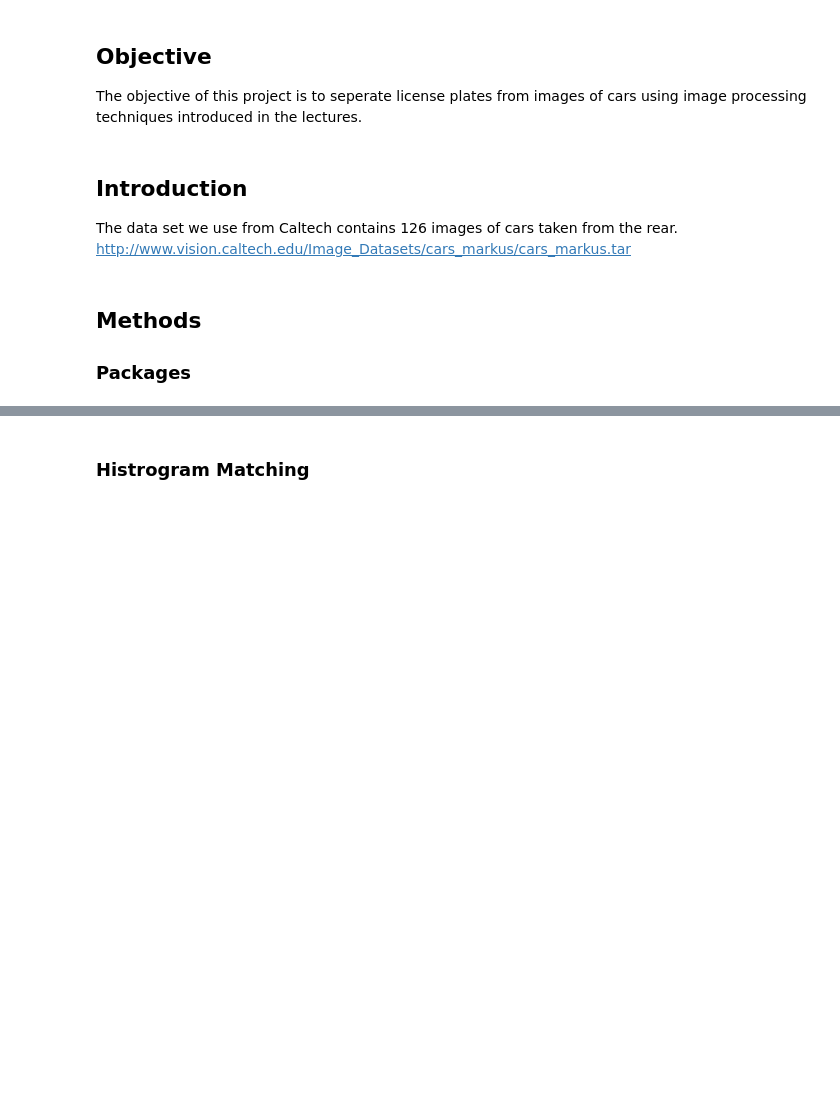
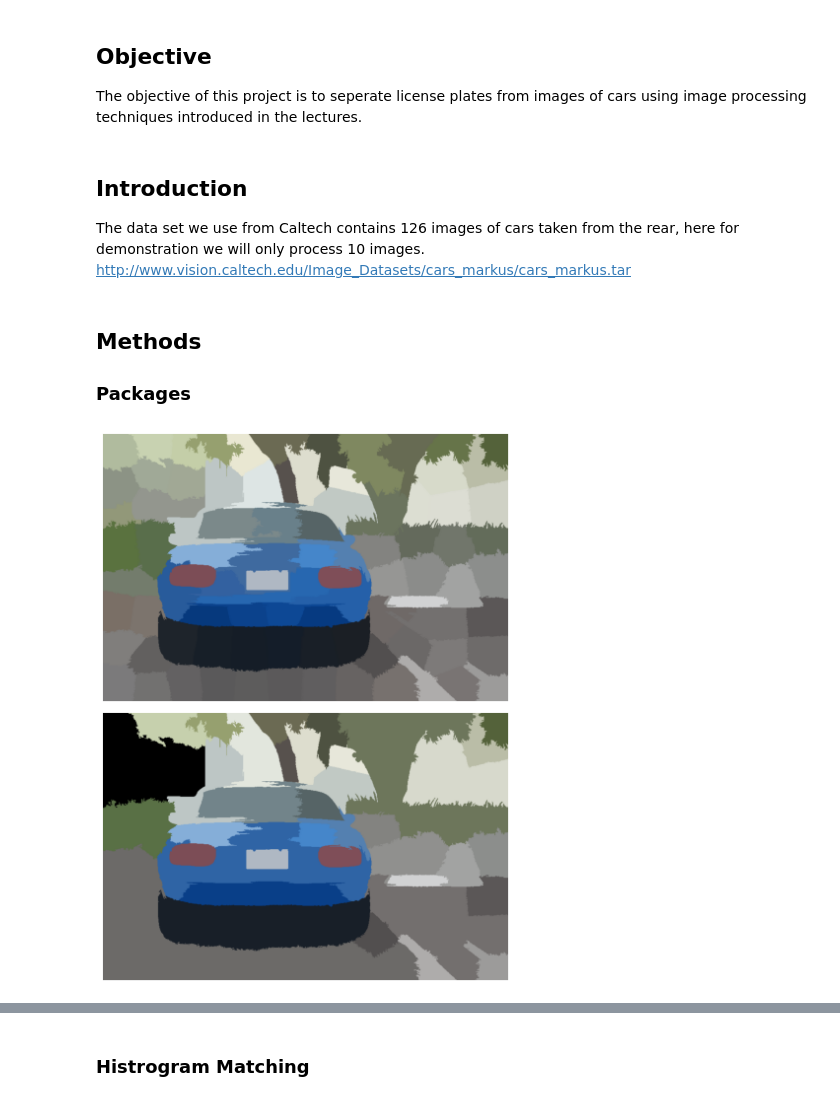
Before and after one commit to geometric-intelligence/ece278a, a Jupyter notebook: projects/FinalPorject/lic_plate_grab.ipynb, the cells around one changed output, grey strips where cells are left out. Cells and saved outputs as stored; diff of their text form; code cells hidden in the pictures; blank space fills up the shorter version.

```diff
--- a/projects/FinalPorject/lic_plate_grab.ipynb
+++ b/projects/FinalPorject/lic_plate_grab.ipynb
@@ -11,8 +11,54 @@ Taian Song (taiansong@ucsb.edu)
 The objective of this project is to seperate license plates from images of cars using image processing techniques introduced in the lectures.
 # %% [markdown]
 ## Introduction
-The data set we use from Caltech contains 126 images of cars taken from the rear.
+The data set we use from Caltech contains 126 images of cars taken from the rear, here for demonstration we will only process 10 images.
 http://www.vision.caltech.edu/Image_Datasets/cars_markus/cars_markus.tar
 # %% [markdown]
 ## Methods
 ### Packages
+# %%
+import numpy as np
+import matplotlib.pyplot as plt
+import skimage
+from lib.img_load import *
+from lib.img_seg import *
+from lib.img_bin import *
+from skimage.segmentation import slic
+from skimage import color
+
+# segmented_img = img_seg(img, 30, 40)
+# plt.imshow(img, cmap='gray')
+# plt.show()
+# plt.imshow(segmented_img,cmap='gray')
+# plt.show()
+from skimage import data, segmentation, color
+from skimage.future import graph
+from matplotlib import pyplot as plt
+
+img = img_load('data/image_0008.jpg')
+
+labels1 = segmentation.slic(img, compactness=30, n_segments=100, start_label=1)
+out1 = color.label2rgb(labels1, img, kind='avg', bg_label=0)
+
+g = graph.rag_mean_color(img, labels1)
+labels2 = graph.cut_threshold(labels1, g, 29)
+out2 = color.label2rgb(labels2, img, kind='avg', bg_label=0)
+
+fig, ax = plt.subplots(nrows=2, sharex=True, sharey=True,
+                       figsize=(6, 8))
+
+ax[0].imshow(out1)
+ax[1].imshow(out2)
+
+for a in ax:
+    a.axis('off')
+
+plt.tight_layout()
+
+# from skimage.feature import canny
+# img_gray = color.rgb2gray(out2)
+# edges = canny(img_gray)
+# plt.imshow(edges,cmap='gray')
+# plt.show()
+# %% [output]
+[figure, added]
```
Also changed, not shown: parts of 8 cells of this notebook, 6 other files.
